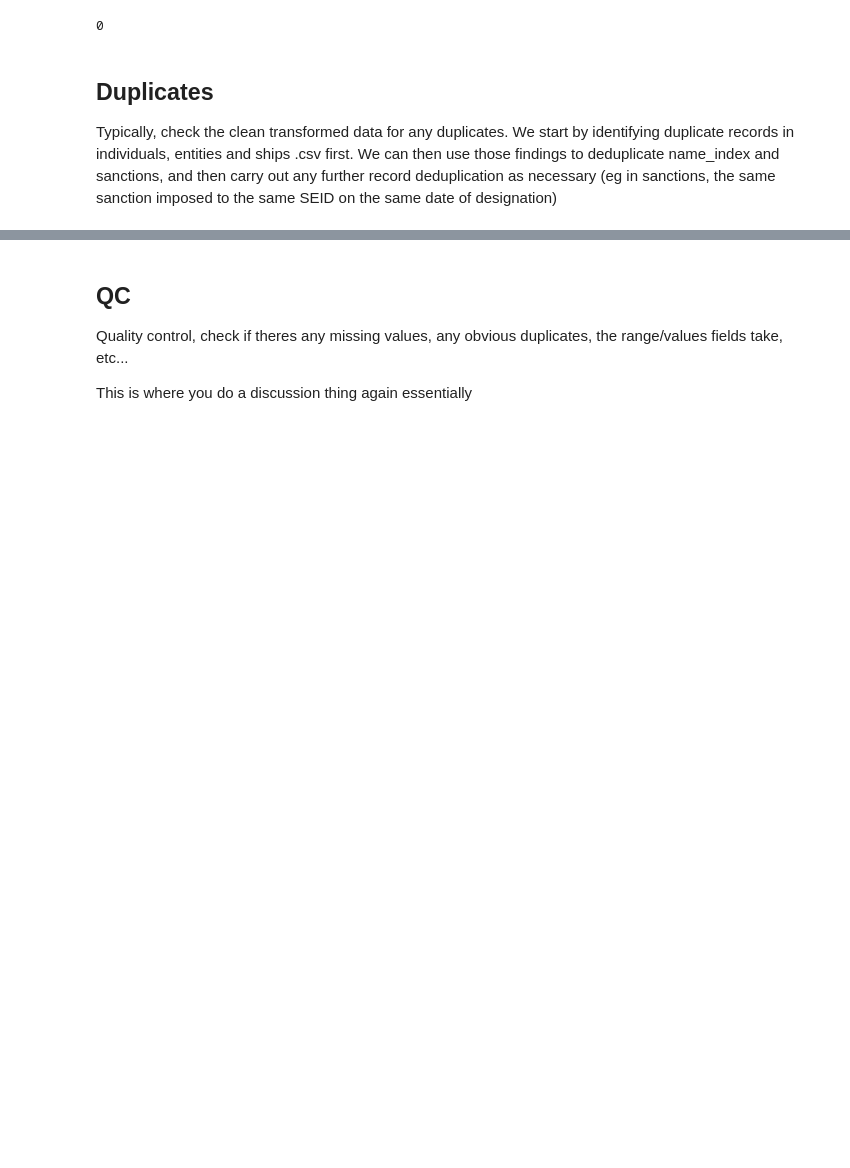
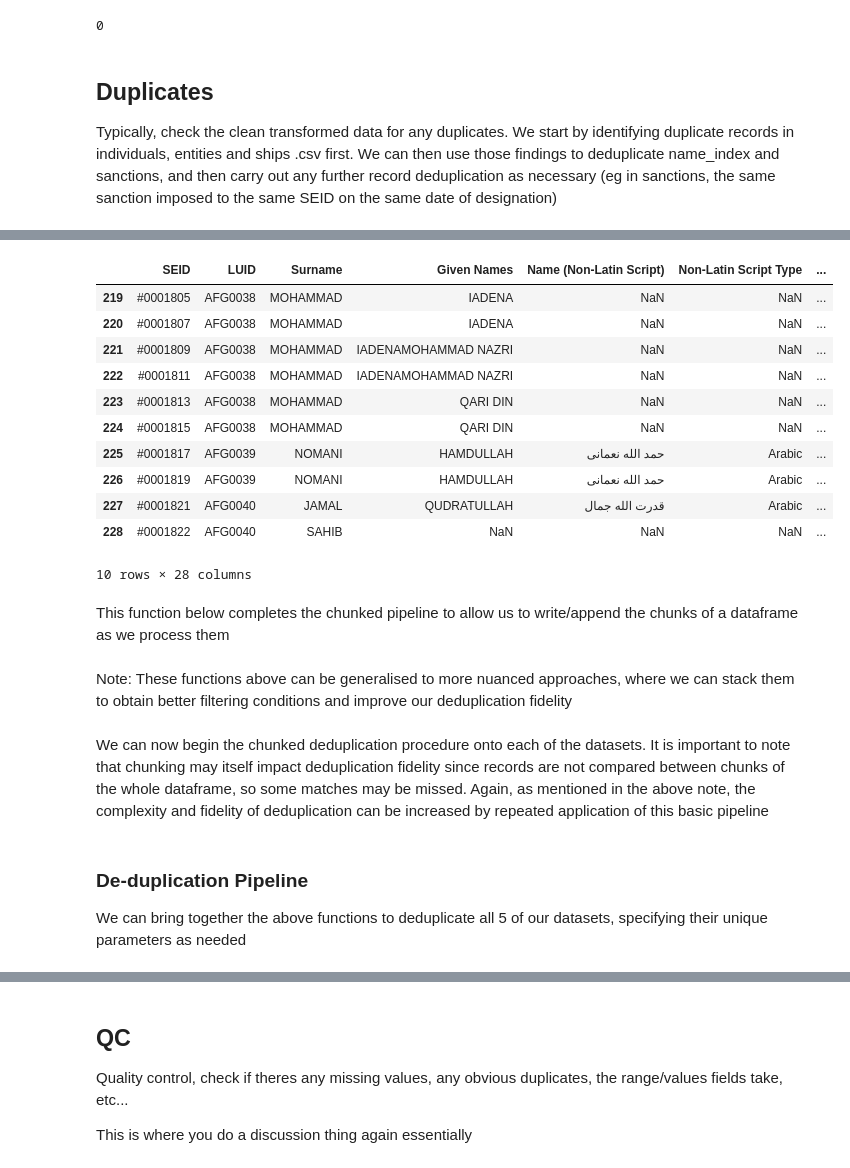
Before and after one commit to aleczd/uk_sanct, a Jupyter notebook: analysis.ipynb, the cells around one changed output, grey strips where cells are left out. Cells and saved outputs as stored; diff of their text form; code cells hidden in the pictures; blank space fills up the shorter version.

```diff
--- a/analysis.ipynb
+++ b/analysis.ipynb
@@ -2420,0 +2317,16 @@ def merge_duplicate_groups(
+# %%
+"""
+Creates a mapping from duplicate keys to the cannonical key (selected as the first
+in sorted order)
+"""
+def canonical_k_map(
+    groups,            # The groups output from group_duplicates()
+):
+    k_map = {}
+    for group in groups:
+        group = sorted(group)
+        can_k = group[0]
+
+        for dupe in group[1:]:
+            k_map[dupe] = can_k
+    return k_map
@@ -2420,0 +2522,26 @@ def merge_duplicate_groups(
+# %%
+individuals = consolidate_groups(
+    individuals,
+    duplicate_groups,
+    {
+        "LUID": 100,
+        "Title": 95,
+        "Position": 80,
+        "Nationalities": 70,
+        "Birth Country": 70,
+        "Birth Town": 70,
+        "Address Lines": 80,
+        "Address Postal Code": 95,                  # see individuals processing for more details
+        "Address Country": 70,
+        "Phone Number": 95,
+        "Website": 95,
+        "Email": 95,
+        "National Identifier Number": 95,
+        "National Identifier Info": 30,
+        "Passport Number": 95,
+        "Passport Info": 30,
+        "Other Information": 30,
+        "UK Statement of Reasons": 30
+    },
+    "SEID"
+)
@@ -2420,0 +2568,18 @@ def merge_duplicate_groups(
+# %%
+rand_st = random.randint(0, len(individuals)-1)
+individuals.iloc[rand_st:rand_st+10, :]
+# %% [output]
+|  | SEID | LUID | Surname | Given Names | Name (Non-Latin Script) | Non-Latin Script Type | ... |
+| 219 | #0001805 | AFG0038 | MOHAMMAD | IADENA | NaN | NaN | ... |
+| 220 | #0001807 | AFG0038 | MOHAMMAD | IADENA | NaN | NaN | ... |
+| 221 | #0001809 | AFG0038 | MOHAMMAD | IADENAMOHAMMAD NAZRI | NaN | NaN | ... |
+| 222 | #0001811 | AFG0038 | MOHAMMAD | IADENAMOHAMMAD NAZRI | NaN | NaN | ... |
+| 223 | #0001813 | AFG0038 | MOHAMMAD | QARI DIN | NaN | NaN | ... |
+| 224 | #0001815 | AFG0038 | MOHAMMAD | QARI DIN | NaN | NaN | ... |
+| 225 | #0001817 | AFG0039 | NOMANI | HAMDULLAH | حمد الله نعمانى | Arabic | ... |
+| 226 | #0001819 | AFG0039 | NOMANI | HAMDULLAH | حمد الله نعمانى | Arabic | ... |
+| 227 | #0001821 | AFG0040 | JAMAL | QUDRATULLAH | قدرت الله جمال | Arabic | ... |
+| 228 | #0001822 | AFG0040 | SAHIB | NaN | NaN | NaN | ... |
+10 rows × 28 columns
+# %% [markdown]
+This function below completes the chunked pipeline to allow us to write/append the chunks of a dataframe as we process them
@@ -2420,0 +2613,8 @@ def merge_duplicate_groups(
+# %% [markdown]
+Note: These functions above can be generalised to more nuanced approaches, where we can stack them to obtain better filtering conditions and improve our deduplication fidelity
+# %% [markdown]
+We can now begin the chunked deduplication procedure onto each of the datasets. It is important to note that chunking may itself impact deduplication fidelity since records are not compared between chunks of the whole dataframe, so some matches may be missed. Again, as mentioned in the above note, the complexity and fidelity of deduplication can be increased by repeated application of this basic pipeline
+# %% [markdown]
+### De-duplication Pipeline
+
+We can bring together the above functions to deduplicate all 5 of our datasets, specifying their unique parameters as needed
```
Also changed, not shown: parts of 57 cells of this notebook.
